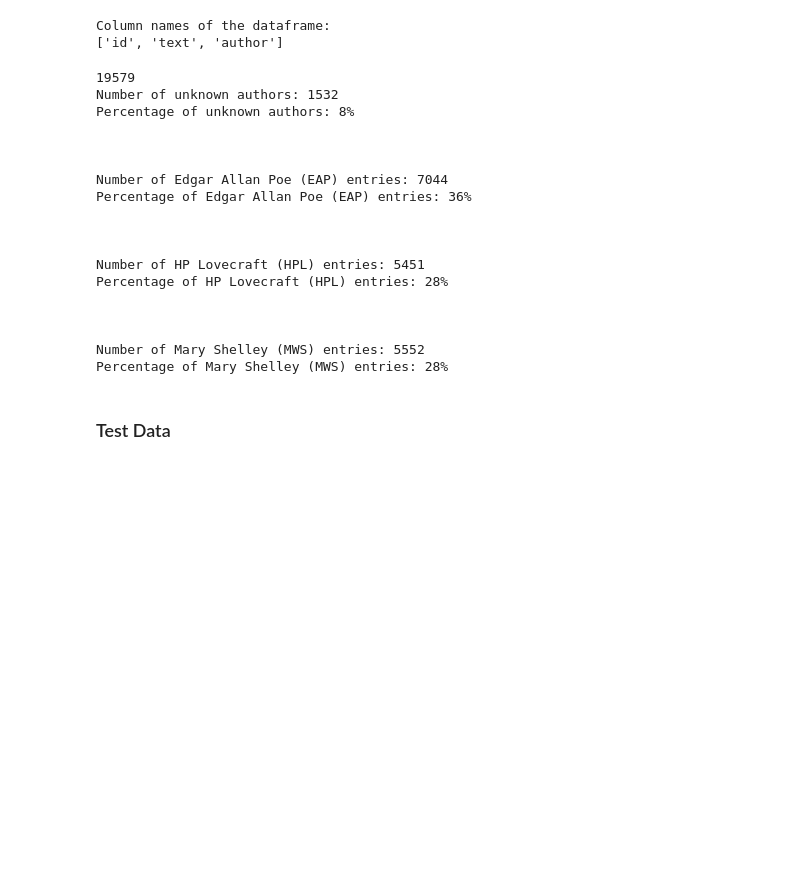
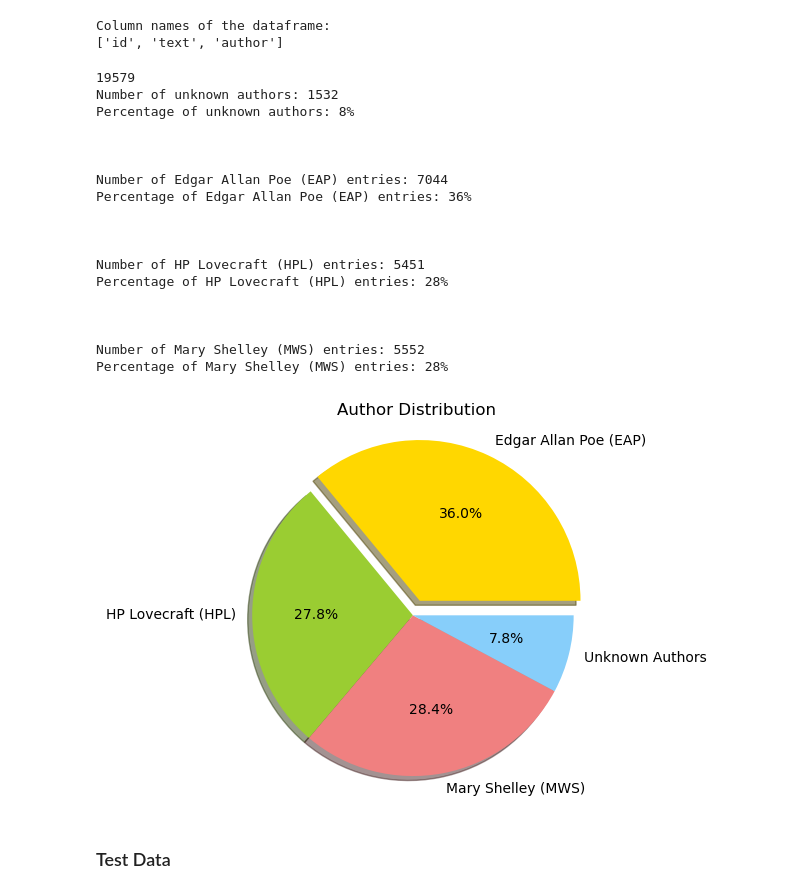
Before and after one commit to ntherndon97/COSC526_M5_SpookyAuthorship, a Jupyter notebook: M5.12_TeamAssignment.ipynb, the cells around one changed output. Saved outputs shown, nothing was run; the diff lists cells and outputs as text; code cells hidden in the pictures; blank space fills up the shorter version.

Commit message:
Add Naives Bayes model to list of model to try and added a couple of data visualizations

```diff
--- a/M5.12_TeamAssignment.ipynb
+++ b/M5.12_TeamAssignment.ipynb
@@ -129,33 +129,51 @@ print("Number of Edgar Allan Poe (EAP) entries: " + str(eap_author_count))
 print("Percentage of Edgar Allan Poe (EAP) entries: " + str(round((eap_author_count/total_author_count)*100)) + "%")
 
 print("\n\n")
 
 print("Number of HP Lovecraft (HPL) entries: " + str(hpl_author_count))
 print("Percentage of HP Lovecraft (HPL) entries: " + str(round((hpl_author_count/total_author_count)*100)) + "%")
 
 print("\n\n")
 
 print("Number of Mary Shelley (MWS) entries: " + str(mws_author_count))
 print("Percentage of Mary Shelley (MWS) entries: " + str(round((mws_author_count/total_author_count)*100)) + "%")
+
+
+
+# Show pie chart of author distribution
+import matplotlib.pyplot as plt
+
+# Data to plot
+labels = 'Edgar Allan Poe (EAP)', 'HP Lovecraft (HPL)', 'Mary Shelley (MWS)', 'Unknown Authors'
+sizes = [eap_author_count, hpl_author_count, mws_author_count, unknown_author_count]
+colors = ['gold', 'yellowgreen', 'lightcoral', 'lightskyblue']
+explode = (0.1, 0, 0, 0)  # explode 1st slice
+
+# Plot
+plt.pie(sizes, explode=explode, labels=labels, colors=colors, autopct='%1.1f%%', shadow=True)
+plt.axis('equal')
+plt.title("Author Distribution")
+plt.show()
 # %% [output]
 19579
 Number of unknown authors: 1532
 Percentage of unknown authors: 8%
 
 
 
 Number of Edgar Allan Poe (EAP) entries: 7044
 Percentage of Edgar Allan Poe (EAP) entries: 36%
 
 
 
 Number of HP Lovecraft (HPL) entries: 5451
 Percentage of HP Lovecraft (HPL) entries: 28%
 
 
 
 Number of Mary Shelley (MWS) entries: 5552
 Percentage of Mary Shelley (MWS) entries: 28%
+[figure, added]
 # %% [markdown]
 ### Test Data
 # %%
```
Also changed, not shown: parts of 8 cells of this notebook.
